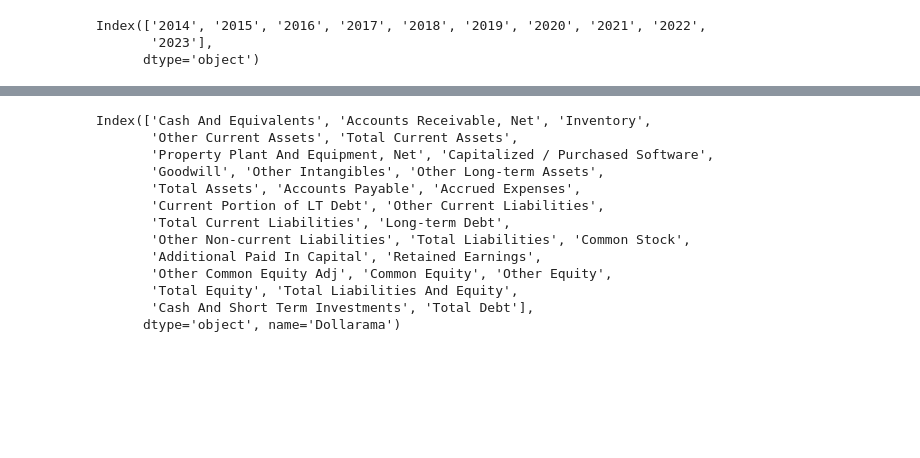
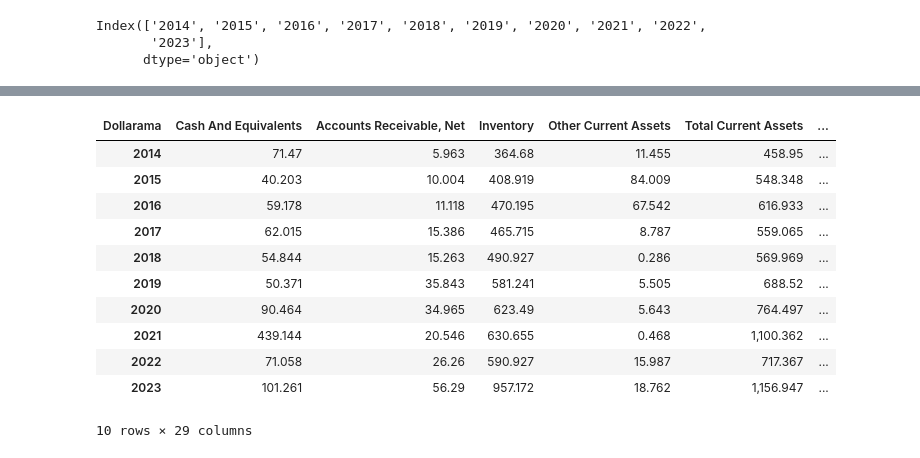
Before and after one commit to jash1112/project-financial_analysis, a Jupyter notebook: the_project_Aayush.ipynb, the cells around one changed output, grey strips where cells are left out. Cells and saved outputs as stored; diff of their text form; code cells hidden in the pictures; blank space fills up the shorter version.

```diff
--- a/the_project_Aayush.ipynb
+++ b/the_project_Aayush.ipynb
@@ -292,16 +295,22 @@ Linamar_cash_flow_statement_df = Linamar_cash_flow_statement.transpose()
+# %%
+Dollarama_balance_sheet_df
+# %% [output]
+| Dollarama | Cash And Equivalents | Accounts Receivable, Net | Inventory | Other Current Assets | Total Current Assets | ... |
+| 2014 | 71.47 | 5.963 | 364.68 | 11.455 | 458.95 | ... |
+| 2015 | 40.203 | 10.004 | 408.919 | 84.009 | 548.348 | ... |
+| 2016 | 59.178 | 11.118 | 470.195 | 67.542 | 616.933 | ... |
+| 2017 | 62.015 | 15.386 | 465.715 | 8.787 | 559.065 | ... |
+| 2018 | 54.844 | 15.263 | 490.927 | 0.286 | 569.969 | ... |
+| 2019 | 50.371 | 35.843 | 581.241 | 5.505 | 688.52 | ... |
+| 2020 | 90.464 | 34.965 | 623.49 | 5.643 | 764.497 | ... |
+| 2021 | 439.144 | 20.546 | 630.655 | 0.468 | 1,100.362 | ... |
+| 2022 | 71.058 | 26.26 | 590.927 | 15.987 | 717.367 | ... |
+| 2023 | 101.261 | 56.29 | 957.172 | 18.762 | 1,156.947 | ... |
+10 rows × 29 columns
 # %%
-Dollarama_balance_sheet_df.columns
+#for col in Dollarama_balance_sheet_df.columns:
+    #Dollarama_balance_sheet_df[str(col)] = Dollarama_balance_sheet_df[str(col)].str.replace(",", "").astype(float)
+#Dollarama_balance_sheet_df.dtypes
+#Dollarama_income_statement_df['Revenue Growth (YoY)'] = Dollarama_income_statement_df['Revenue Growth (YoY)'].str.replace("%", "")Dollarama_income_statement_df['Gross Profit Margin'] = Dollarama_income_statement_df['Gross Profit Margin'].str.replace("%", "")
+#for col in Dollarama_income_statement_df.columns:
+    #Dollarama_income_statement_df[str(col)] = Dollarama_income_statement_df[str(col)].str.replace(",", "").astype(float)
-# %% [output]
-Index(['Cash And Equivalents', 'Accounts Receivable, Net', 'Inventory',
-       'Other Current Assets', 'Total Current Assets',
-       'Property Plant And Equipment, Net', 'Capitalized / Purchased Software',
-       'Goodwill', 'Other Intangibles', 'Other Long-term Assets',
-       'Total Assets', 'Accounts Payable', 'Accrued Expenses',
-       'Current Portion of LT Debt', 'Other Current Liabilities',
-       'Total Current Liabilities', 'Long-term Debt',
-       'Other Non-current Liabilities', 'Total Liabilities', 'Common Stock',
-       'Additional Paid In Capital', 'Retained Earnings',
-       'Other Common Equity Adj', 'Common Equity', 'Other Equity',
-       'Total Equity', 'Total Liabilities And Equity',
-       'Cash And Short Term Investments', 'Total Debt'],
-      dtype='object', name='Dollarama')
```
Also changed, not shown: parts of 6 cells of this notebook.
